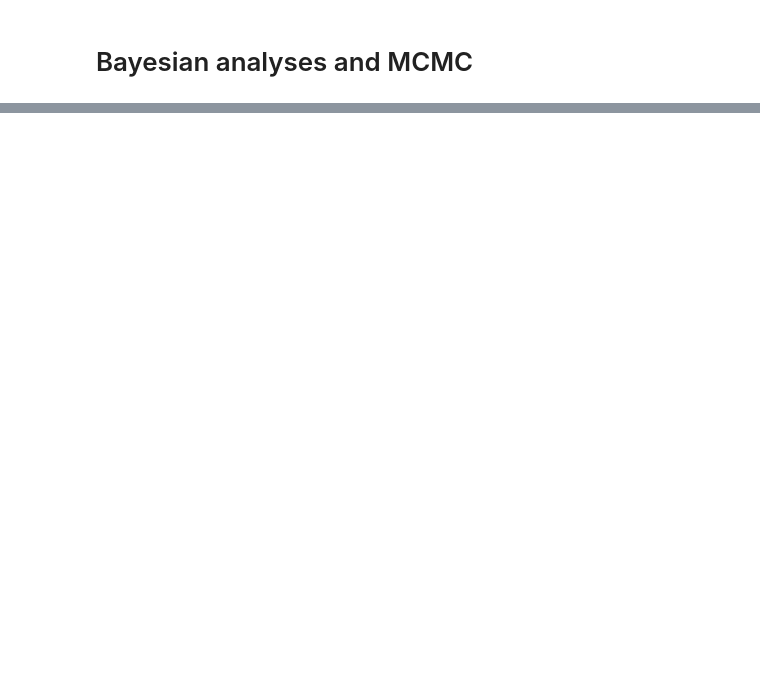
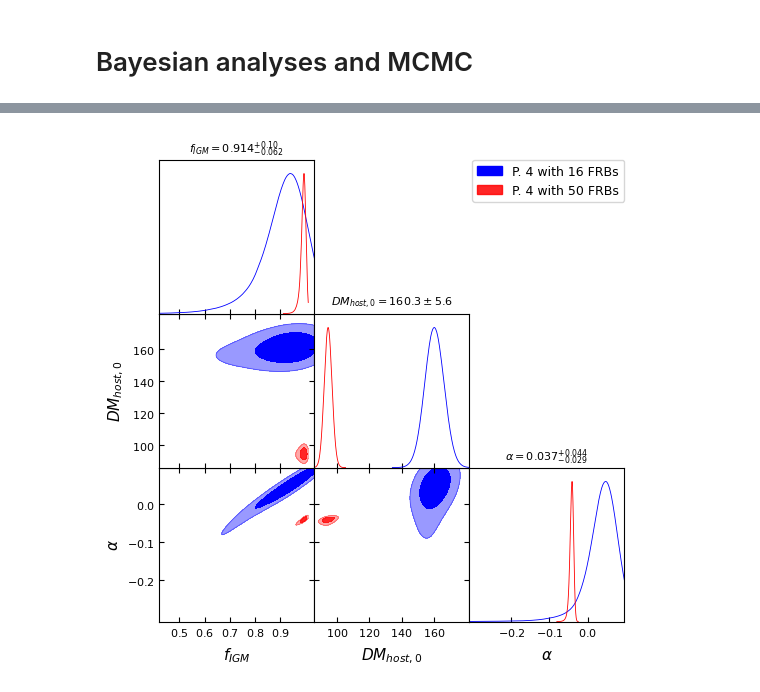
Before and after one commit to lazarolima/cosmology_reconstruction-_frb, a Jupyter notebook: 52frbs_bingo.ipynb, the cells around one changed output, grey strips where cells are left out. Saved outputs shown, nothing was run; the diff lists cells and outputs as text; code cells hidden in the pictures; blank space fills up the shorter version.

```diff
--- a/52frbs_bingo.ipynb
+++ b/52frbs_bingo.ipynb
@@ -231,0 +365,3 @@ plt.ylim(ymin=600, ymax=1500)
+# %%
+result4_50 = sampler_p4_50.run(min_num_live_points=400)
+sampler_p4_50.print_results()
@@ -231,0 +466,11 @@ plt.ylim(ymin=600, ymax=1500)
+# %%
+g = plots.get_subplot_plotter()
+mcsamples4_16.updateSettings({'smooth_scale_2D': 0.9, 'smooth_scale_1D': 0.9})
+mcsamples4_50.updateSettings({'smooth_scale_2D': 0.9, 'smooth_scale_1D': 0.9})
+g.settings.num_plot_contours = 2
+g.triangle_plot([mcsamples4_16, mcsamples4_50], filled=True, contour_colors=['blue', 'red'],
+                legend_labels=['P. 4 with 16 FRBs', 'P. 4 with 50 FRBs'],
+                title_limit=1)
+g.export('Figuras/H_p4.png', dpi=600)
+# %% [output]
+[figure, added]
```
Also changed, not shown: parts of 37 cells of this notebook, 10 other files.
